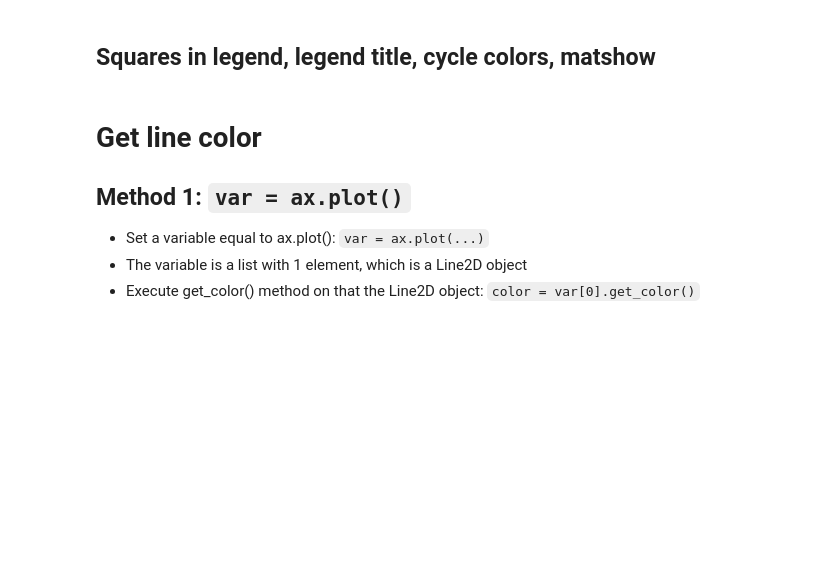
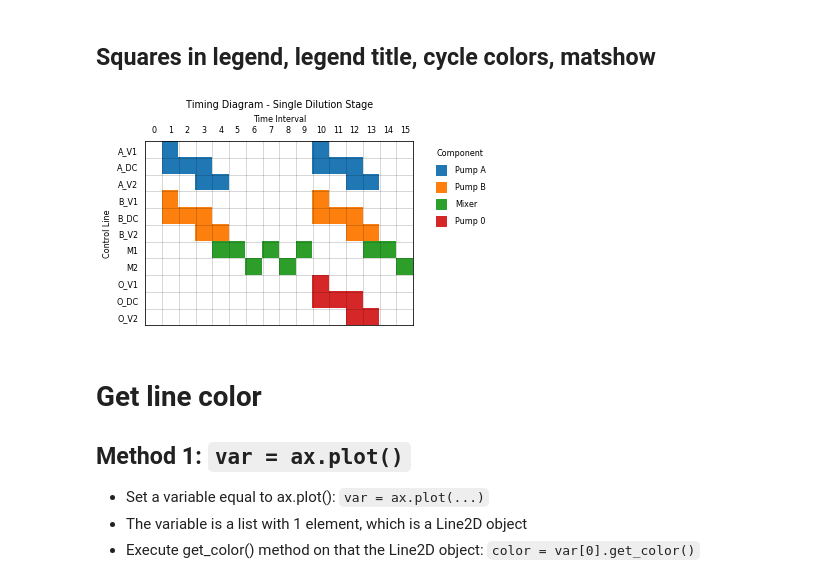
Before and after one commit to gregnordin/notes_to_self, a Jupyter notebook: python/matplotlib_notes.ipynb, the cells around one changed output. Saved outputs shown, nothing was run; the diff lists cells and outputs as text; code cells hidden in the pictures; blank space fills up the shorter version.

```diff
--- a/python/matplotlib_notes.ipynb
+++ b/python/matplotlib_notes.ipynb
@@ -232,6 +232,27 @@ lines
  <matplotlib.collections.PathCollection at 0x...>]
 # %% [markdown]
 ## Squares in legend, legend title, cycle colors, matshow
+# %%
+def make_grid(ax, data, color='k', linewidth=0.5, alpha=0.3):
+    for i in range(data.shape[0]):
+        ax.axhline(i + 0.5, color=color, linewidth=linewidth, alpha=alpha)
+    for i in range(data.shape[1]):
+        ax.axvline(i + 0.5, color=color, linewidth=linewidth, alpha=alpha)
+
+def set_tick_spacing(ax, tick_spacing):
+    tick_spacing = 1
+    ax.xaxis.set_major_locator(ticker.MultipleLocator(tick_spacing))
+    ax.yaxis.set_major_locator(ticker.MultipleLocator(tick_spacing))
+
+def set_tick_params(ax):
+    ax.tick_params(
+        axis='both',       # changes apply to x & y axes
+        which='both',      # both major and minor ticks are affected
+        bottom=False,      # ticks along the bottom edge are off
+        top=False,         # ticks along the top edge are off
+        left=False,        # ticks along the left edge are off
+        right=False        # ticks along the right edge are off
+    )
 # %%
 import matplotlib.ticker as ticker
 from matplotlib.colors import LinearSegmentedColormap, get_named_colors_mapping, to_rgb
@@ -266,36 +287,39 @@ ax.set_position([box.x0, box.y0, box.width * 0.6, box.height])
 prop_cycle = plt.rcParams['axes.prop_cycle']
 colors = prop_cycle.by_key()['color']
 default_colors_from_cycle = [(1, 1, 1), to_rgb(colors[0]), to_rgb(colors[1]), to_rgb(colors[2]), to_rgb(colors[3])]
+cmap = mpl.colors.LinearSegmentedColormap.from_list("", default_colors_from_cycle)
 
 # Plot data matrix
-im = ax.matshow(data, cmap=cm_arbitrary('temp', default_colors_from_cycle))
+im = ax.matshow(data, cmap=cmap)
 
 # Set ticks
 set_tick_spacing(ax, 1)
 set_tick_params(ax)
 
 ax.set_xlabel('Time Interval')
 ax.xaxis.set_label_position('top')
 ax.set_ylabel('Control Line')
 
 ax.set_title('Timing Diagram - Single Dilution Stage', y=1.15)
 
 yticklabels = ['', 'A_V1', 'A_DC', 'A_V2',
                    'B_V1', 'B_DC', 'B_V2',
                    'M1', 'M2',
                    'O_V1', 'O_DC', 'O_V2']
 ax.set_yticklabels(yticklabels)
 
 make_grid(ax, data)
 
 # Here we create a legend:
 # we'll plot empty lists with the desired size and label
 for i, component in enumerate(['Pump A', 'Pump B', 'Mixer', 'Pump 0']):
     ax.scatter([], [], marker='s', c=colors[i], s=100,
                 label=component)
 ax.legend(bbox_to_anchor=(1.3, 1.0), scatterpoints=1, frameon=False, labelspacing=1, title='Component');
 
 # plt.savefig('180705_plots/timing_diagram-single_dilution_stage.png', bbox_inches='tight')
+# %% [output]
+[figure, added]
 # %% [markdown]
 # Get line color
 
```
Also changed, not shown: parts of 22 cells of this notebook.
